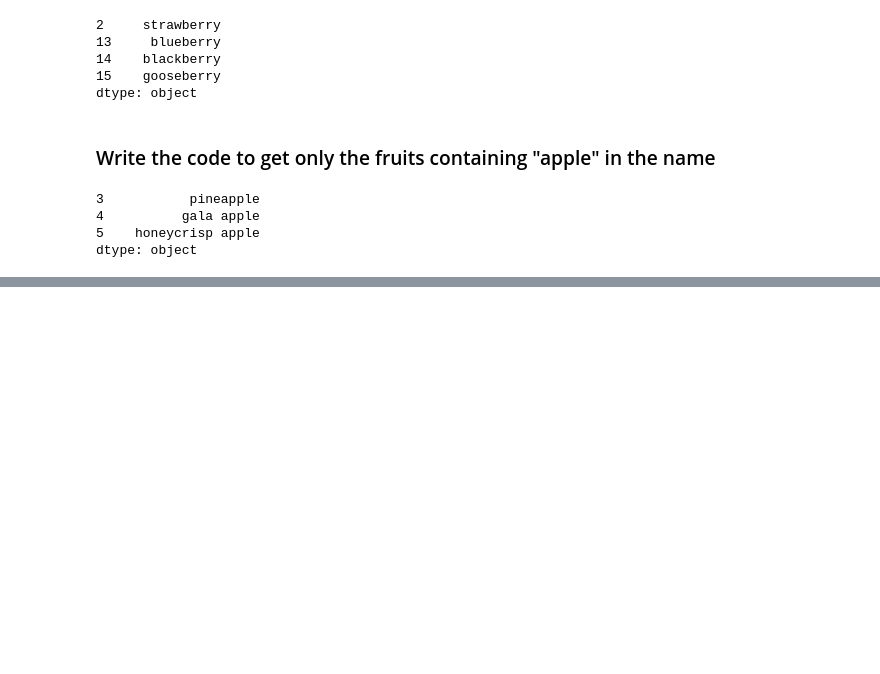
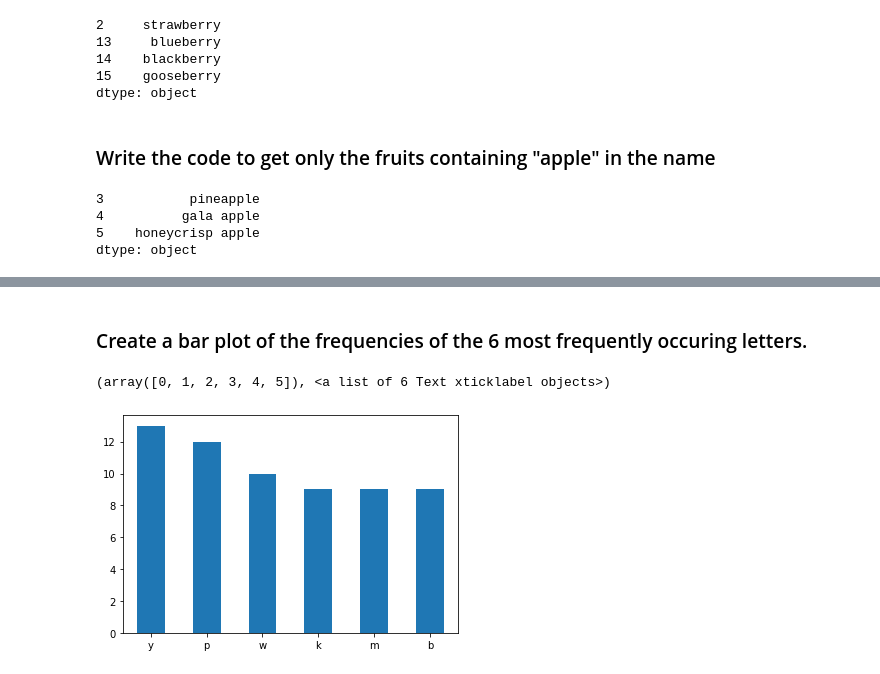
Before and after one commit to RyanMcCall/python-exercises, a Jupyter notebook: 4.8.4.2_panda_series.ipynb, the cells around one changed output, grey strips where cells are left out. Drawn from its saved outputs; the diff is of its cells as text; code cells hidden in the pictures; blank space fills up the shorter version.

```diff
--- a/4.8.4.2_panda_series.ipynb
+++ b/4.8.4.2_panda_series.ipynb
@@ -218,0 +499,3 @@ dtype: object
+# %%
+letters = pd.Series(list(string))
+letters
@@ -218,0 +557,10 @@ dtype: object
+# %% [markdown]
+### Create a bar plot of the frequencies of the 6 most frequently occuring letters.
+# %%
+top_6_letters = letters.value_counts().nlargest(6)
+# %%
+top_6_letters.plot.bar()
+plt.xticks(rotation=0)
+# %% [output]
+(array([0, 1, 2, 3, 4, 5]), <a list of 6 Text xticklabel objects>)
+[figure, added]
```
Also changed, not shown: parts of 52 cells of this notebook.
